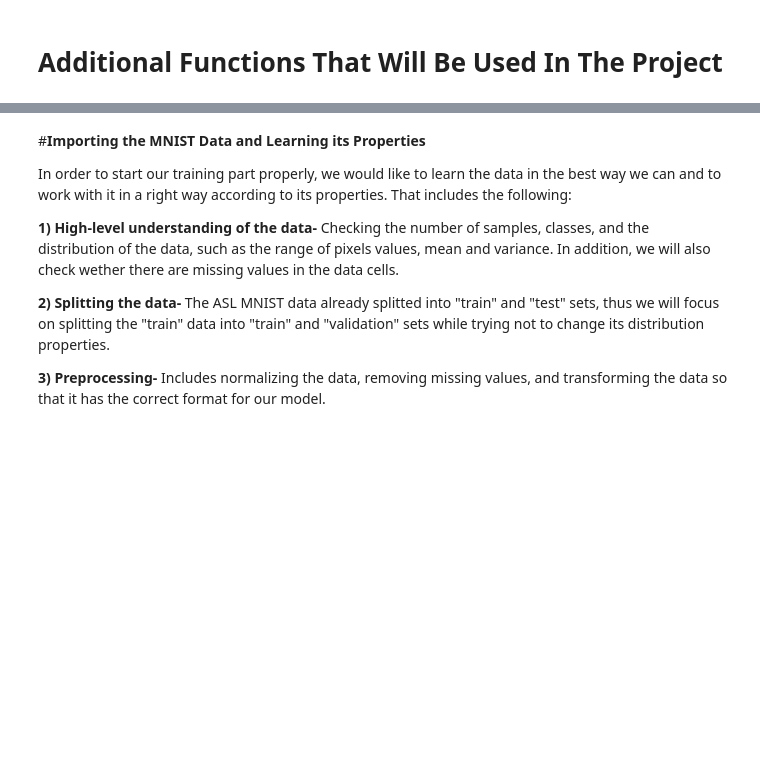
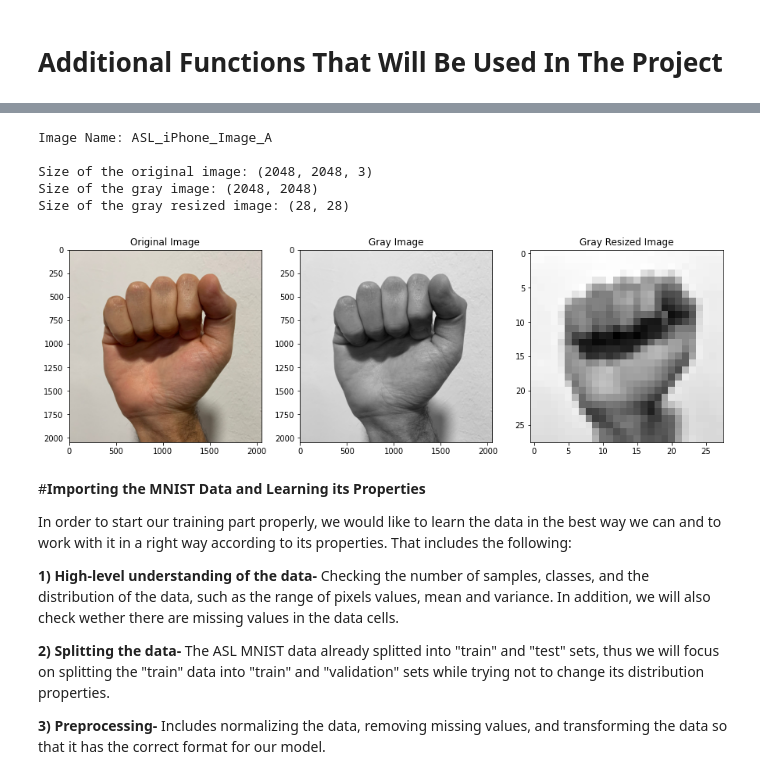
Before and after one commit to RonBartov/american-sign-language-image-classification, a Jupyter notebook: Copy_of_Deep_Learning_Final_Project_ASL_Classification.ipynb, the cells around one changed output, grey strips where cells are left out. Saved outputs shown, nothing was run; the diff lists cells and outputs as text; code cells hidden in the pictures; blank space fills up the shorter version.

```diff
--- a/Copy_of_Deep_Learning_Final_Project_ASL_Classification.ipynb
+++ b/Copy_of_Deep_Learning_Final_Project_ASL_Classification.ipynb
@@ -155,3 +207,13 @@ Size of the gray resized image: (28, 28)
+# %%
+# plot one iPhone image to see the full process
+plot_one_iPhone_img(indicator='A', img_source=iPhone_imgs_folder_path, int_to_letter_dict = int_to_letter_dict)
+# %% [output]
+Image Name: ASL_iPhone_Image_A
+
+Size of the original image: (2048, 2048, 3)
+Size of the gray image: (2048, 2048)
+Size of the gray resized image: (28, 28)
+[figure, added]
 # %% [markdown]
 #**Importing the MNIST Data and Learning its Properties**
 
```
Also changed, not shown: parts of 15 cells of this notebook.
